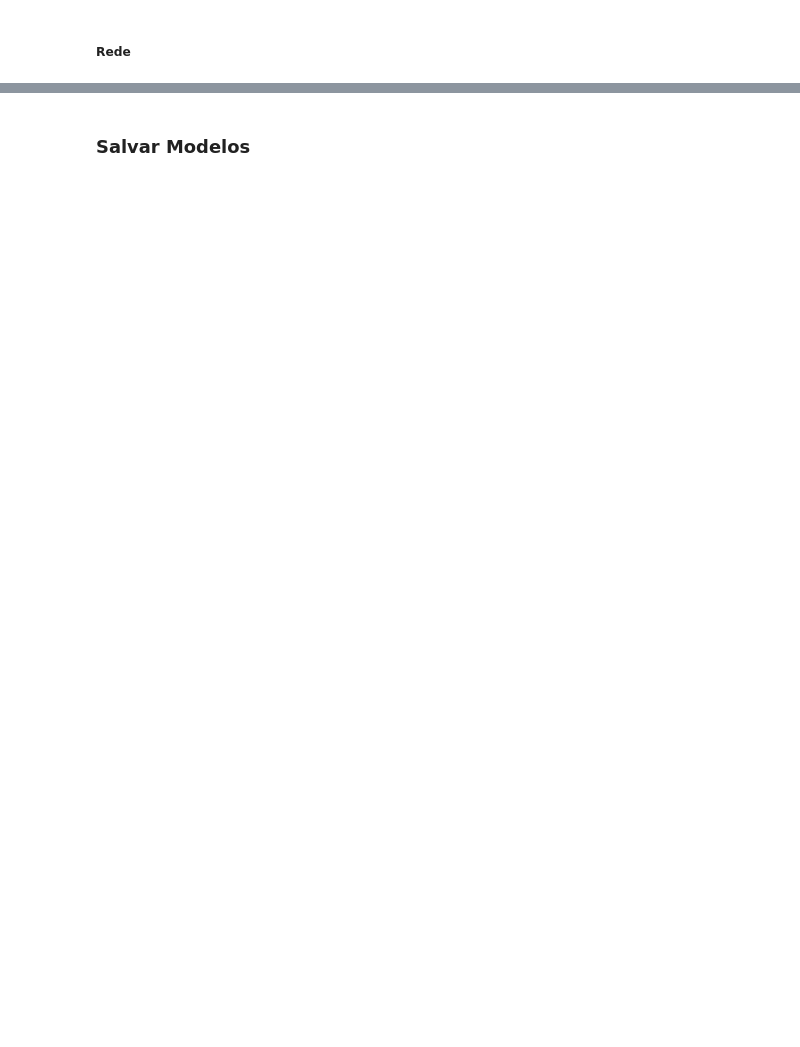
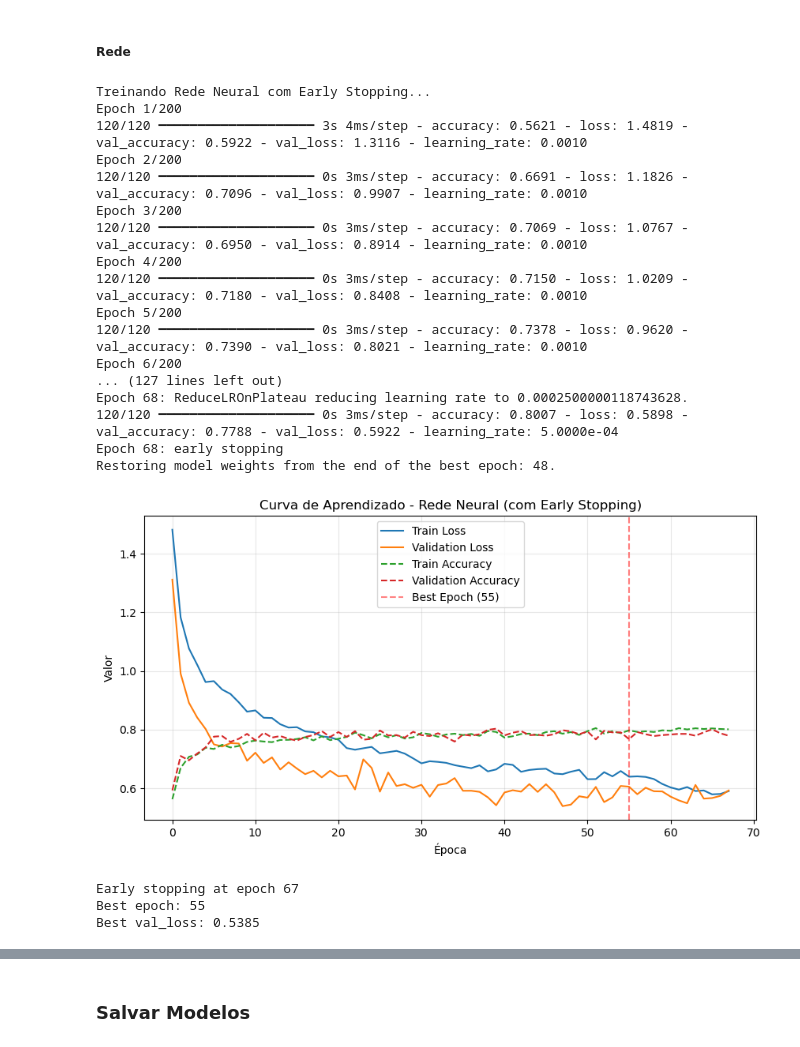
Before and after one commit to emmanuelavillar/Mestrado---DAA, a Jupyter notebook: ml.ipynb, the cells around one changed output, grey strips where cells are left out. Cells and saved outputs as stored; diff of their text form; code cells hidden in the pictures; blank space fills up the shorter version.

```diff
--- a/ml.ipynb
+++ b/ml.ipynb
@@ -422,22 +522,47 @@ X_test_processed = preprocessor.transform(X_test)
 input_dim = X_train_processed.shape[1]
 n_classes = len(np.unique(y_train))
 
+from sklearn.utils.class_weight import compute_class_weight
+import numpy as np
+
+# class_weights_ = compute_class_weight(
+#     class_weight='balanced',
+#     classes=np.unique(y_train),
+#     y=y_train
+# )
+# class_weights = dict(enumerate(class_weights_))
+# print("Class weights:", class_weights)
+
+class_weights = {
+    0: 0.8,   # ↑ de 0.54 (menos punição)
+    1: 1.2,   # ↑ de 1.03 (mais foco)
+    2: 1.0,   # ↓ de 0.83 (menos foco)
+    3: 1.5,   # ~ igual a 1.50
+    4: 2.5    # ↓ de 3.14 (menos foco agressivo)
+}
+
+
+
 nn_model = keras.Sequential([
     layers.Input(shape=(input_dim,)),
-    layers.Dense(128, activation='relu', kernel_regularizer=regularizers.l2(0.01)),
+    layers.Dense(256, activation='relu', kernel_regularizer=regularizers.l2(0.001)),  # MAIS NEURÔNIOS, MENOS REG
     layers.BatchNormalization(),
-    layers.Dropout(0.25),
-    layers.Dense(64, activation='relu', kernel_regularizer=regularizers.l2(0.01)),
+    layers.Dropout(0.3),
+
+    layers.Dense(128, activation='relu', kernel_regularizer=regularizers.l2(0.001)),
     layers.BatchNormalization(),
-    layers.Dropout(0.25),
-    layers.Dense(32, activation='relu', kernel_regularizer=regularizers.l2(0.05)),
+    layers.Dropout(0.3),
+
+    layers.Dense(64, activation='relu', kernel_regularizer=regularizers.l2(0.001)),
     layers.BatchNormalization(),
-    layers.Dense(n_classes if n_classes > 2 else 1,
-                activation='softmax' if n_classes > 2 else 'sigmoid')
+    layers.Dropout(0.2),
+
+    layers.Dense(32, activation='relu'),
+    layers.Dense(n_classes, activation='softmax')
 ])
 
 nn_model.compile(
-    optimizer=keras.optimizers.Adam(learning_rate=0.005),
+    optimizer=keras.optimizers.Adam(learning_rate=0.001),
     loss='categorical_crossentropy' if n_classes > 2 else 'binary_crossentropy',
     metrics=['accuracy']
 )
@@ -456,7 +581,7 @@ def train_and_plot_nn_with_early_stop(X_train, y_train, X_val, y_val, model,
     # Callbacks
     early_stopping = callbacks.EarlyStopping(
         monitor='val_loss',
-        patience=12,
+        patience=20,
         restore_best_weights=True,
         verbose=1
     )
@@ -465,8 +590,8 @@ def train_and_plot_nn_with_early_stop(X_train, y_train, X_val, y_val, model,
     reduce_lr = callbacks.ReduceLROnPlateau(
         monitor='val_loss',
         factor=0.5,
-        patience=8,
-        min_lr=1e-6,
+        patience=10,
+        min_lr=1e-7,
         verbose=1
     )
 
@@ -476,6 +601,7 @@ def train_and_plot_nn_with_early_stop(X_train, y_train, X_val, y_val, model,
         epochs=epochs,
         batch_size=batch_size,
         callbacks=[early_stopping, reduce_lr],
+        class_weight=class_weights,
         verbose=1
     )
 
@@ -487,31 +613,53 @@ def train_and_plot_nn_with_early_stop(X_train, y_train, X_val, y_val, model,
         plt.plot(history.history['accuracy'], label='Train Accuracy', linestyle='--')
         plt.plot(history.history['val_accuracy'], label='Validation Accuracy', linestyle='--')
 
     if early_stopping.stopped_epoch > 0:
         best_epoch = early_stopping.stopped_epoch - patience
         plt.axvline(x=best_epoch, color='r', linestyle='--', alpha=0.5, label=f'Best Epoch ({best_epoch})')
 
     plt.xlabel('Época')
     plt.ylabel('Valor')
     plt.title('Curva de Aprendizado - Rede Neural (com Early Stopping)')
     plt.legend()
     plt.grid(True, alpha=0.3)
     plt.show()
 
     if early_stopping.stopped_epoch > 0:
         print(f"\nEarly stopping at epoch {early_stopping.stopped_epoch}")
         print(f"Best epoch: {early_stopping.stopped_epoch - patience}")
         print(f"Best val_loss: {min(history.history['val_loss']):.4f}")
 
     return model, history
 
 print("Treinando Rede Neural com Early Stopping...")
 trained_nn, history_nn = train_and_plot_nn_with_early_stop(
     X_train_processed, y_train,
     X_val_processed, y_val,
     nn_model,
     epochs=200,
     batch_size=32,
     patience=12
 )
+# %% [output]
+Treinando Rede Neural com Early Stopping...
+Epoch 1/200
+120/120 ━━━━━━━━━━━━━━━━━━━━ 3s 4ms/step - accuracy: 0.5621 - loss: 1.4819 - val_accuracy: 0.5922 - val_loss: 1.3116 - learning_rate: 0.0010
+Epoch 2/200
+120/120 ━━━━━━━━━━━━━━━━━━━━ 0s 3ms/step - accuracy: 0.6691 - loss: 1.1826 - val_accuracy: 0.7096 - val_loss: 0.9907 - learning_rate: 0.0010
+Epoch 3/200
+120/120 ━━━━━━━━━━━━━━━━━━━━ 0s 3ms/step - accuracy: 0.7069 - loss: 1.0767 - val_accuracy: 0.6950 - val_loss: 0.8914 - learning_rate: 0.0010
+Epoch 4/200
+120/120 ━━━━━━━━━━━━━━━━━━━━ 0s 3ms/step - accuracy: 0.7150 - loss: 1.0209 - val_accuracy: 0.7180 - val_loss: 0.8408 - learning_rate: 0.0010
+Epoch 5/200
+120/120 ━━━━━━━━━━━━━━━━━━━━ 0s 3ms/step - accuracy: 0.7378 - loss: 0.9620 - val_accuracy: 0.7390 - val_loss: 0.8021 - learning_rate: 0.0010
+Epoch 6/200
+... (127 lines left out)
+Epoch 68: ReduceLROnPlateau reducing learning rate to 0.0002500000118743628.
+120/120 ━━━━━━━━━━━━━━━━━━━━ 0s 3ms/step - accuracy: 0.8007 - loss: 0.5898 - val_accuracy: 0.7788 - val_loss: 0.5922 - learning_rate: 5.0000e-04
+Epoch 68: early stopping
+Restoring model weights from the end of the best epoch: 48.
+[figure, added]
+Early stopping at epoch 67
+Best epoch: 55
+Best val_loss: 0.5385
 # %%
```
Also changed, not shown: parts of 18 cells of this notebook, 37 other files.
